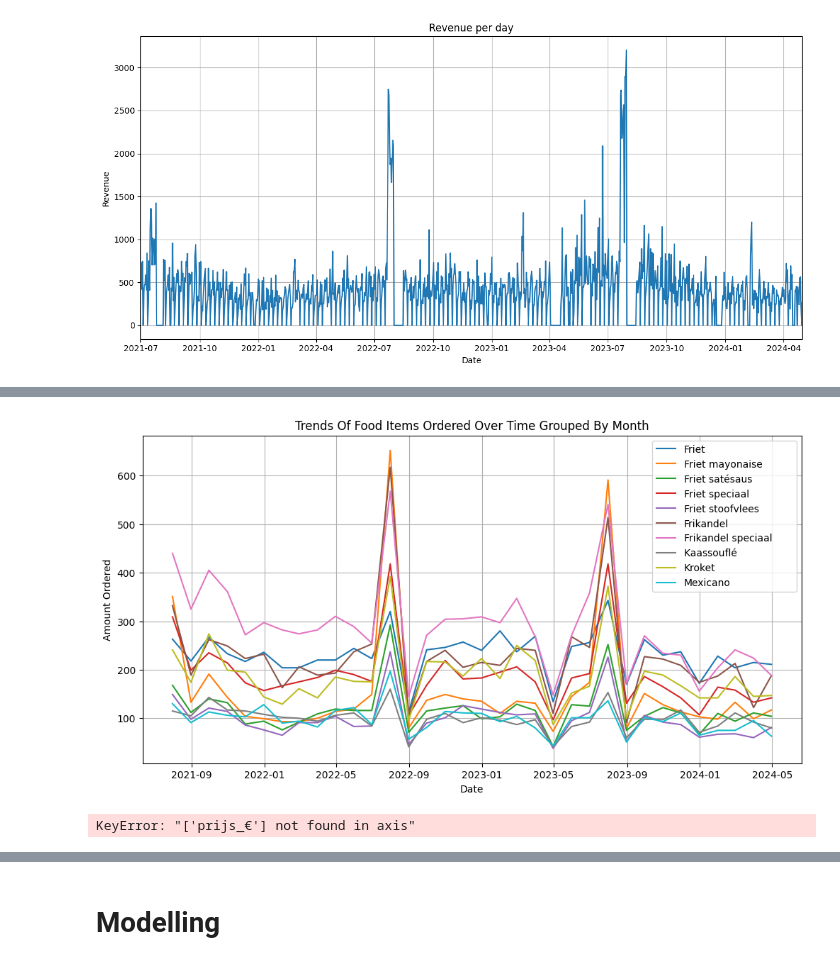
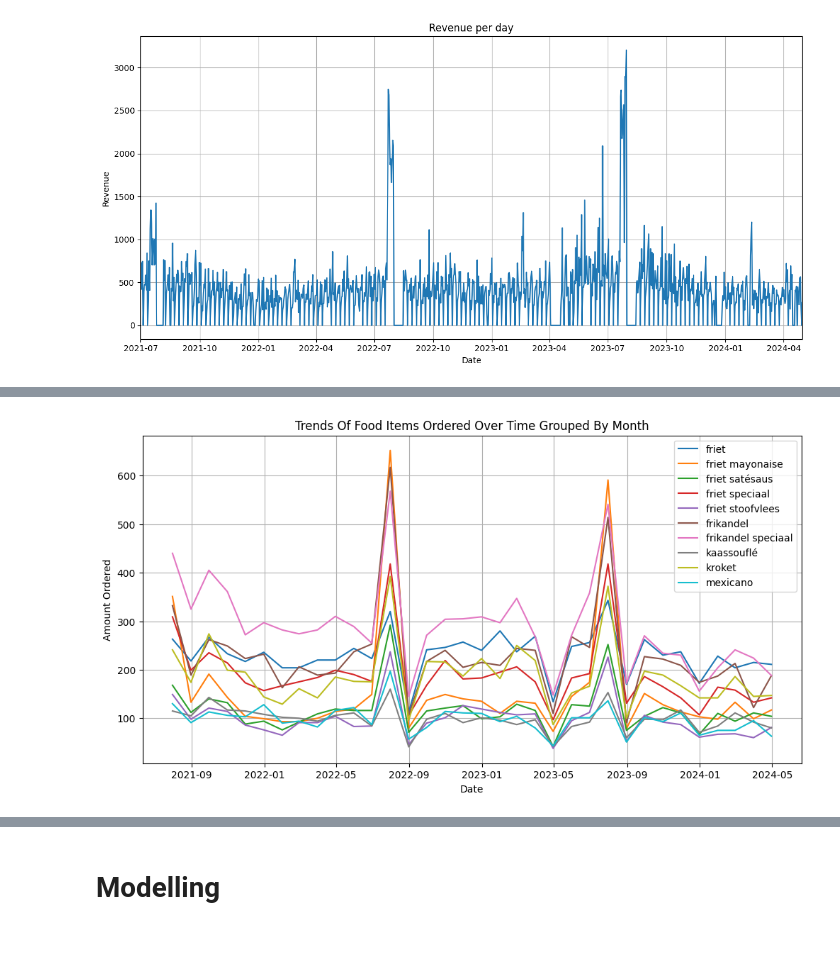
Before and after one commit to StevenLyy/S6-AI, a Jupyter notebook: data_challenge/data_challenge.ipynb, the cells around one changed output, grey strips where cells are left out. Cells and saved outputs as stored; diff of their text form; code cells hidden in the pictures.

Commit message:
DC - Cleaning of unwanted food items + first steps LSTM implementation

```diff
--- a/data_challenge/data_challenge.ipynb
+++ b/data_challenge/data_challenge.ipynb
@@ -102,0 +180,4 @@ In the codecell below I have made a helper function for plotting out a line plot
+# %%
+temp_combined_df = combined_df.copy()
+temp_combined_df['gerecht'] = temp_combined_df['gerecht'].str.lower()
+temp_combined_df
@@ -102,0 +257,2 @@ In the codecell below I have made a helper function for plotting out a line plot
+# %%
+temp_combined_df['gerecht'] = temp_combined_df['gerecht'].replace(duplicate_item_dict)
@@ -102,0 +281,2 @@ In the codecell below I have made a helper function for plotting out a line plot
+# %%
+combined_df = temp_combined_df
@@ -203,6 +387,7 @@ Index(['Frikandel speciaal', 'Friet', 'Frikandel', 'Friet speciaal', 'Kroket',
       dtype='object', name='gerecht')
 # %%
 monthly_orders_df = combined_df.groupby([pd.Grouper(freq='ME'), 'gerecht']).sum().reset_index()
-monthly_orders_df = monthly_orders_df.drop('prijs_€')
+monthly_orders_df = monthly_orders_df.drop('prijs_€', axis=1)
+monthly_orders_df['gerecht'] = monthly_orders_df['gerecht'].str.strip()
 monthly_orders_df
 # %% [output]
@@ -210,21 +407,21 @@ KeyError: "['prijs_€'] not found in axis"
 # %%
-filtered_df = monthly_orders_df[monthly_orders_df['gerecht'].isin(top_10_items)]
+top_10_filtered_df = monthly_orders_df[monthly_orders_df['gerecht'].isin(top_10_items)]
 
 # Pivot the DataFrame
-pivot_df = filtered_df.pivot_table(index='date', columns='gerecht', values='aantal_bestellingen', aggfunc='sum')
+top_10_pivot_df = top_10_filtered_df.pivot_table(index='date', columns='gerecht', values='aantal_bestellingen', aggfunc='sum')
 
 plt.figure(figsize=(12, 6))
 
-for column in pivot_df.columns:
-    plt.plot(pivot_df.index, pivot_df[column], label=column)
+for column in top_10_pivot_df.columns:
+    plt.plot(top_10_pivot_df.index, top_10_pivot_df[column], label=column)
 
 # Add labels and title
 plt.xlabel('Date')
 plt.ylabel('Amount Ordered')
 plt.title('Trends Of Food Items Ordered Over Time Grouped By Month')
 plt.legend()
 plt.grid(True)
 
 plt.show()
 # %% [output]
-[figure, old version]
+[figure, new version]
@@ -233,4 +427,0 @@ monthly_orders_df.set_index('date', inplace=True)
-# %%
-combined_df = combined_df.drop('prijs_€', inplace=True, axis=0)
-# %% [output]
-KeyError: "['prijs_€'] not found in axis"
```
Also changed, not shown: parts of 33 cells of this notebook.
